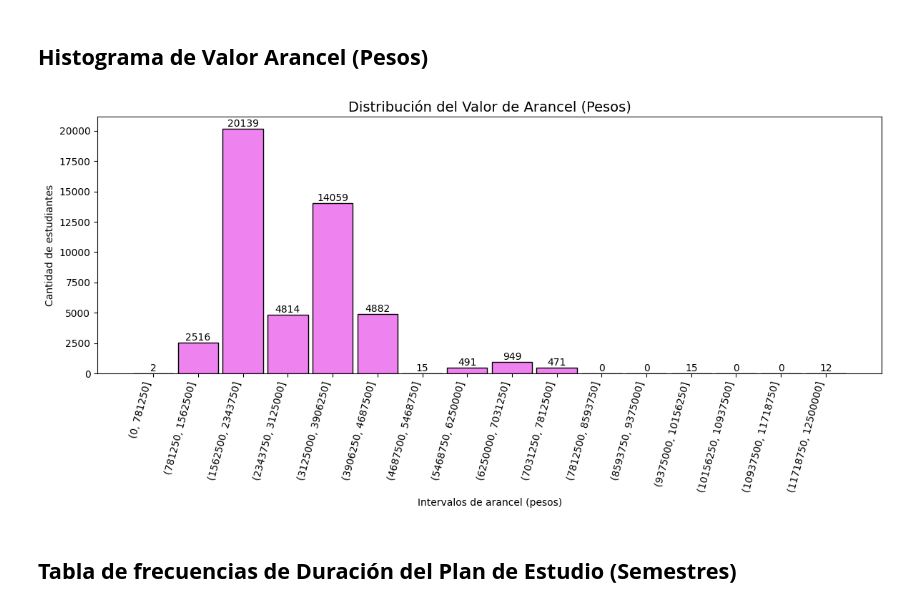
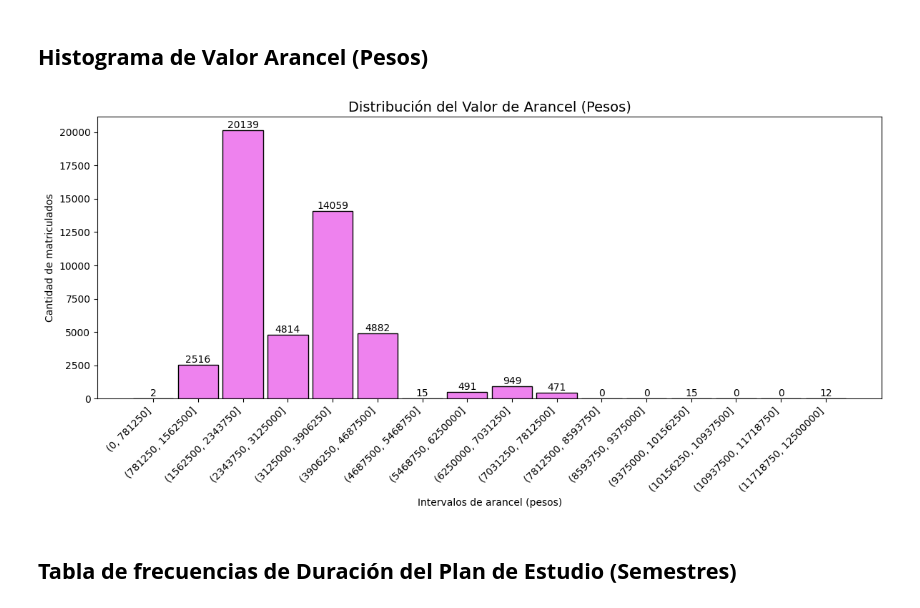
Before and after one commit to VincentiusFarenden/Estadistica-Descriptiva, a Jupyter notebook: TRABAJO TALLER 1/Trabajo_Practico.ipynb, the cells around one changed output. Drawn from its saved outputs; the diff is of its cells as text; code cells hidden in the pictures.

```diff
--- a/TRABAJO TALLER 1/Trabajo_Practico.ipynb
+++ b/TRABAJO TALLER 1/Trabajo_Practico.ipynb
@@ -126,17 +146,17 @@ print("Amplitud de clase (A):", A)
 
 # Paso 4: Construcción de intervalos
 bins = np.arange(VALOR_ARANCEL.min(), VALOR_ARANCEL.max() + A, A)
-intervalos = pd.cut(VALOR_ARANCEL, bins=bins)
+intervalos_arancel = pd.cut(VALOR_ARANCEL, bins=bins)
 
 # Paso 5: Tabla de frecuencias
-frecuencias = intervalos.value_counts().sort_index()
+frecuencias_arancel = intervalos_arancel.value_counts().sort_index()
 
 tabla_frecuencias_ARANCEL = pd.DataFrame({
-    'Intervalo': frecuencias.index.astype(str),
-    'Frec. absoluta fi': frecuencias.values,
-    'Frec. relativa hi (%)': (frecuencias.values / n) * 100,
-    'Frec. abs. acumulada Fi': np.cumsum(frecuencias.values),
-    'Frec. rel. acumulada Hi (%)': np.cumsum(frecuencias.values) / n * 100
+    'Intervalo': frecuencias_arancel.index.astype(str),
+    'Frec. absoluta fi': frecuencias_arancel.values,
+    'Frec. relativa hi (%)': (frecuencias_arancel.values / n) * 100,
+    'Frec. abs. acumulada Fi': np.cumsum(frecuencias_arancel.values),
+    'Frec. rel. acumulada Hi (%)': np.cumsum(frecuencias_arancel.values) / n * 100
 })
 
 # Redondear decimales a 1
@@ -169,27 +189,27 @@ Amplitud de clase (A): 781250
 # %%
 import matplotlib.pyplot as plt
 
 # Usar directamente frecuencias y su índice
-etiquetas_arancel = frecuencias.index.astype(str)
-f_a_arancel = frecuencias.values
+etiquetas_arancel = frecuencias_arancel.index.astype(str)
+f_a_arancel = frecuencias_arancel.values
 
 fig, ax = plt.subplots(figsize=(12, 6))
 barras = ax.bar(etiquetas_arancel, f_a_arancel,
                 color='violet', edgecolor='black', width=0.9)
 
 # Etiquetas encima de cada barra
 ax.bar_label(barras)
 
 # Títulos y ejes
 ax.set_title('Distribución del Valor de Arancel (Pesos)', fontsize=14)
 ax.set_xlabel('Intervalos de arancel (pesos)')
-ax.set_ylabel('Cantidad de estudiantes')
+ax.set_ylabel('Cantidad de matriculados')
 
-plt.xticks(rotation=75, ha='right')
+plt.xticks(rotation=45, ha='right')
 plt.tight_layout()
 plt.show()
 # %% [output]
-[figure, old version]
+[figure, new version]
 # %% [markdown]
 ## **Tabla de frecuencias de Duración del Plan de Estudio (Semestres)**
 # %%
```
Also changed, not shown: parts of 27 cells of this notebook, 1 other file.
